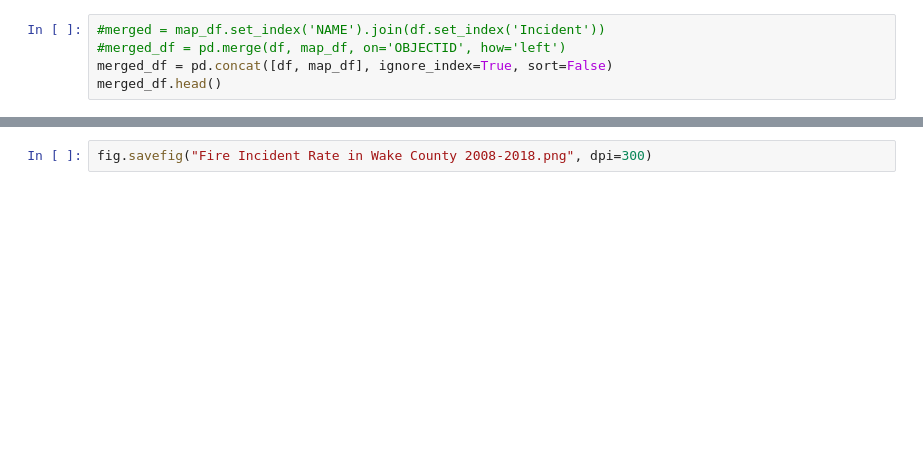
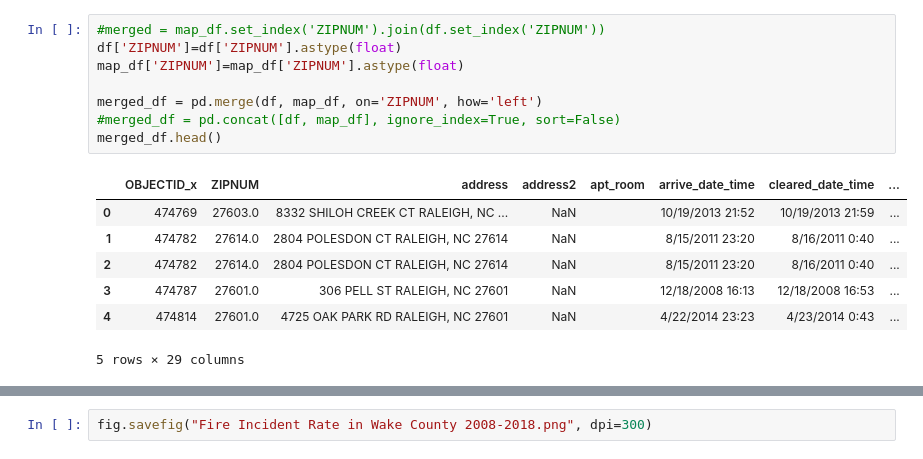
Before and after one commit to xjarodx/Project_1_Group_7, a Jupyter notebook: Mapping/Untitled.ipynb, the cells around one changed output, grey strips where cells are left out. Drawn from its saved outputs; the diff is of its cells as text; blank space fills up the shorter version.

```diff
--- a/Mapping/Untitled.ipynb
+++ b/Mapping/Untitled.ipynb
@@ -58,7 +116,18 @@ len(df)
 # %%
-#merged = map_df.set_index('NAME').join(df.set_index('Incident'))
-#merged_df = pd.merge(df, map_df, on='OBJECTID', how='left')
-merged_df = pd.concat([df, map_df], ignore_index=True, sort=False)
+#merged = map_df.set_index('ZIPNUM').join(df.set_index('ZIPNUM'))
+df['ZIPNUM']=df['ZIPNUM'].astype(float)
+map_df['ZIPNUM']=map_df['ZIPNUM'].astype(float)
+
+merged_df = pd.merge(df, map_df, on='ZIPNUM', how='left')
+#merged_df = pd.concat([df, map_df], ignore_index=True, sort=False)
 merged_df.head()
+# %% [output]
+|  | OBJECTID_x | ZIPNUM | address | address2 | apt_room | arrive_date_time | cleared_date_time | ... |
+| 0 | 474769 | 27603.0 | 8332 SHILOH CREEK CT RALEIGH, NC ... | NaN |  | 10/19/2013 21:52 | 10/19/2013 21:59 | ... |
+| 1 | 474782 | 27614.0 | 2804 POLESDON CT RALEIGH, NC 27614 | NaN |  | 8/15/2011 23:20 | 8/16/2011 0:40 | ... |
+| 2 | 474782 | 27614.0 | 2804 POLESDON CT RALEIGH, NC 27614 | NaN |  | 8/15/2011 23:20 | 8/16/2011 0:40 | ... |
+| 3 | 474787 | 27601.0 | 306 PELL ST RALEIGH, NC 27601 | NaN |  | 12/18/2008 16:13 | 12/18/2008 16:53 | ... |
+| 4 | 474814 | 27601.0 | 4725 OAK PARK RD RALEIGH, NC 27601 | NaN |  | 4/22/2014 23:23 | 4/23/2014 0:43 | ... |
+5 rows × 29 columns
 # %%
 len(merged_df)
```
Also changed, not shown: parts of 15 cells of this notebook, 17 other files.
